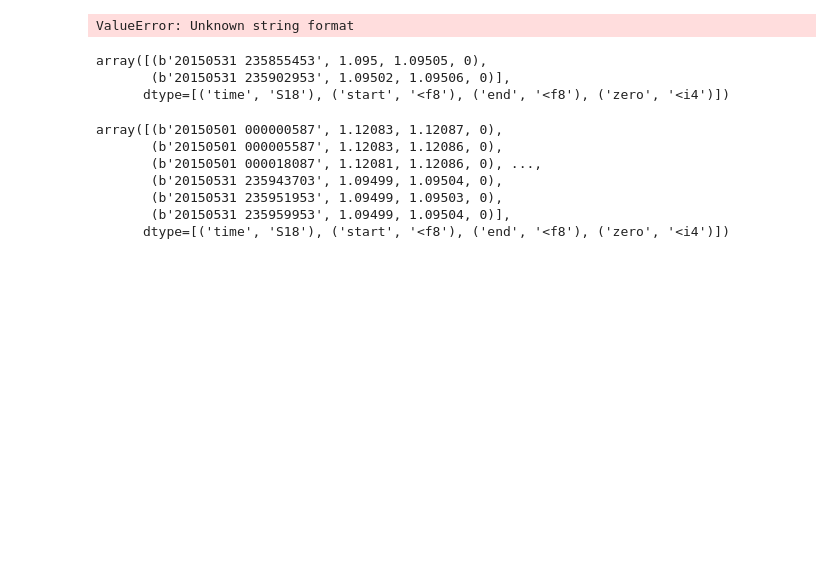
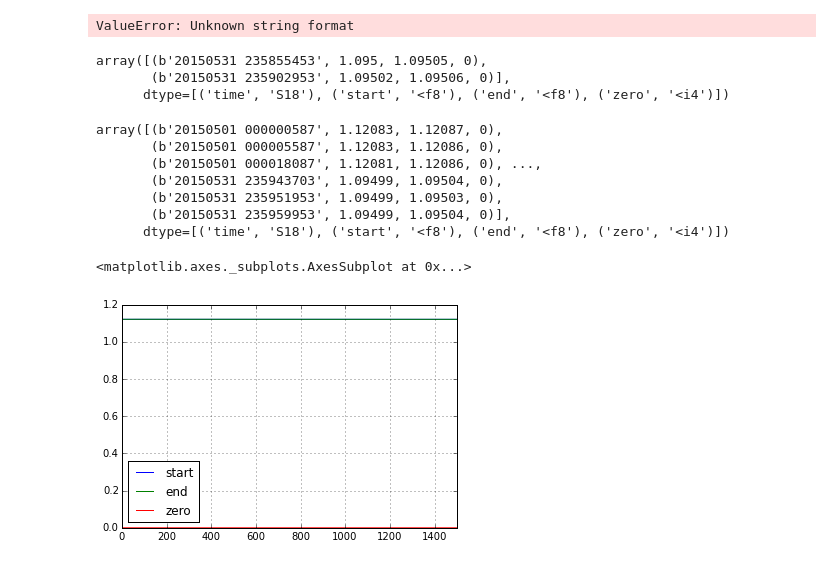
Before and after one commit to kesu/IPython_Notebooks, a Jupyter notebook: Plotting.ipynb, the cells around one changed output. Cells and saved outputs as stored; diff of their text form; code cells hidden in the pictures; blank space fills up the shorter version.

```diff
--- a/Plotting.ipynb
+++ b/Plotting.ipynb
@@ -57,3 +57,12 @@ array([(b'20150501 000000587', 1.12083, 1.12087, 0),
        (b'20150531 235951953', 1.09499, 1.09503, 0),
        (b'20150531 235959953', 1.09499, 1.09504, 0)],
       dtype=[('time', 'S18'), ('start', '<f8'), ('end', '<f8'), ('zero', '<i4')])
+# %%
+rows1500 = np.loadtxt('C:/KJ/Temp/DAT_ASCII_EURUSD_T_201505_1500Rows.csv', unpack=False, delimiter=',',dtype={'names': ('time', 'start', 'end','zero'),
+                     'formats': ('S18', 'float', 'float','i4')})
+df = pd.DataFrame(rows1500, )
+# %%
+df.plot()
+# %% [output]
+<matplotlib.axes._subplots.AxesSubplot at 0x...>
+[figure, added]
```
Also changed, not shown: parts of 1 cell of this notebook, 7 other files.
